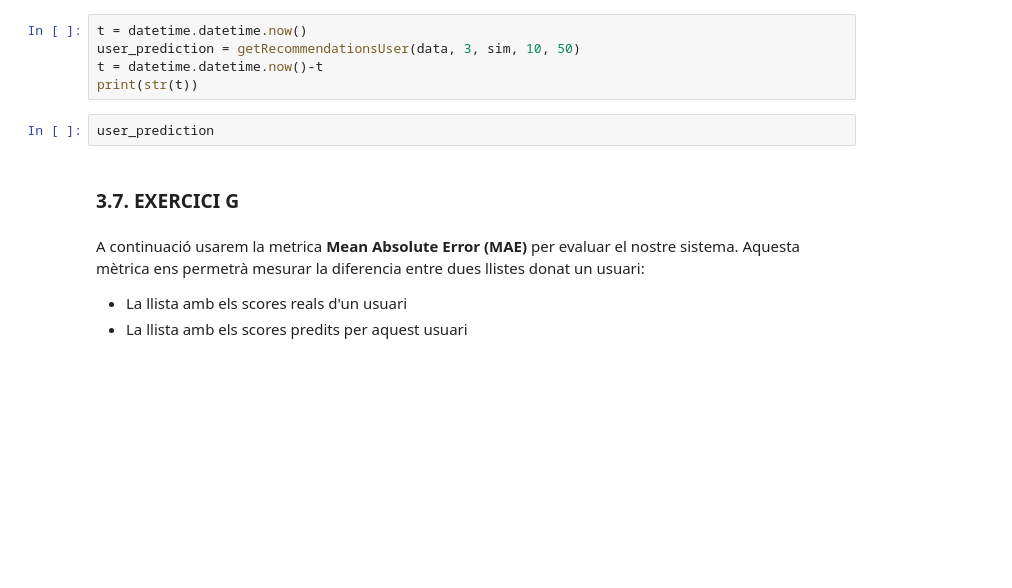
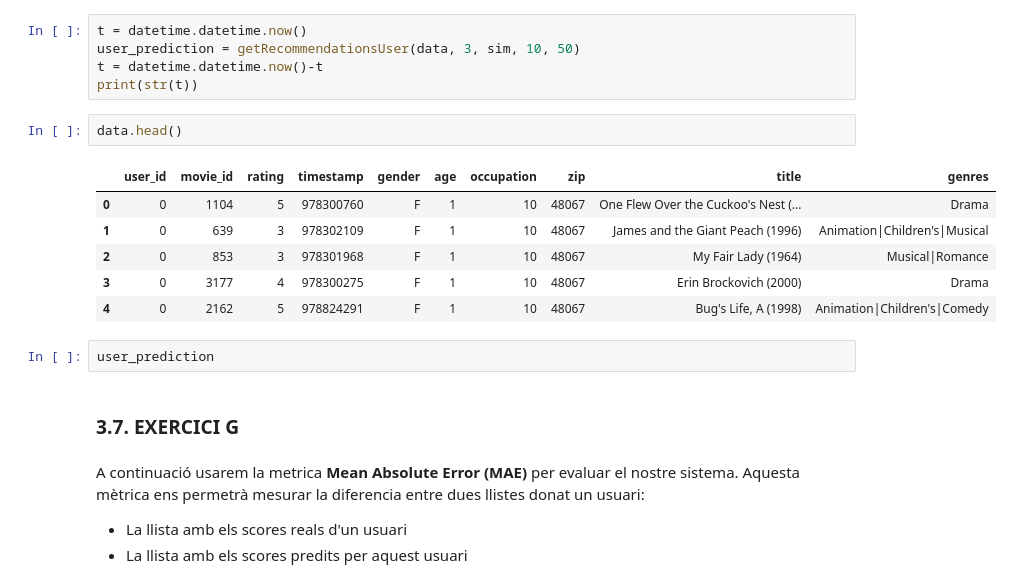
Before and after one commit to sudo-Itramplay/PracticaTNUI, a Jupyter notebook: P2/Practica22025.ipynb, the cells around one changed output. Drawn from its saved outputs; the diff is of its cells as text; blank space fills up the shorter version.

```diff
--- a/P2/Practica22025.ipynb
+++ b/P2/Practica22025.ipynb
@@ -1179,6 +1174,15 @@ t = datetime.datetime.now()
 user_prediction = getRecommendationsUser(data, 3, sim, 10, 50)
 t = datetime.datetime.now()-t
 print(str(t))
+# %%
+data.head()
+# %% [output]
+|  | user_id | movie_id | rating | timestamp | gender | age | occupation | zip | title | genres |
+| 0 | 0 | 1104 | 5 | 978300760 | F | 1 | 10 | 48067 | One Flew Over the Cuckoo's Nest (... | Drama |
+| 1 | 0 | 639 | 3 | 978302109 | F | 1 | 10 | 48067 | James and the Giant Peach (1996) | Animation|Children's|Musical |
+| 2 | 0 | 853 | 3 | 978301968 | F | 1 | 10 | 48067 | My Fair Lady (1964) | Musical|Romance |
+| 3 | 0 | 3177 | 4 | 978300275 | F | 1 | 10 | 48067 | Erin Brockovich (2000) | Drama |
+| 4 | 0 | 2162 | 5 | 978824291 | F | 1 | 10 | 48067 | Bug's Life, A (1998) | Animation|Children's|Comedy |
 # %%
 user_prediction
 # %% [markdown]
```
Also changed, not shown: parts of 15 cells of this notebook.
